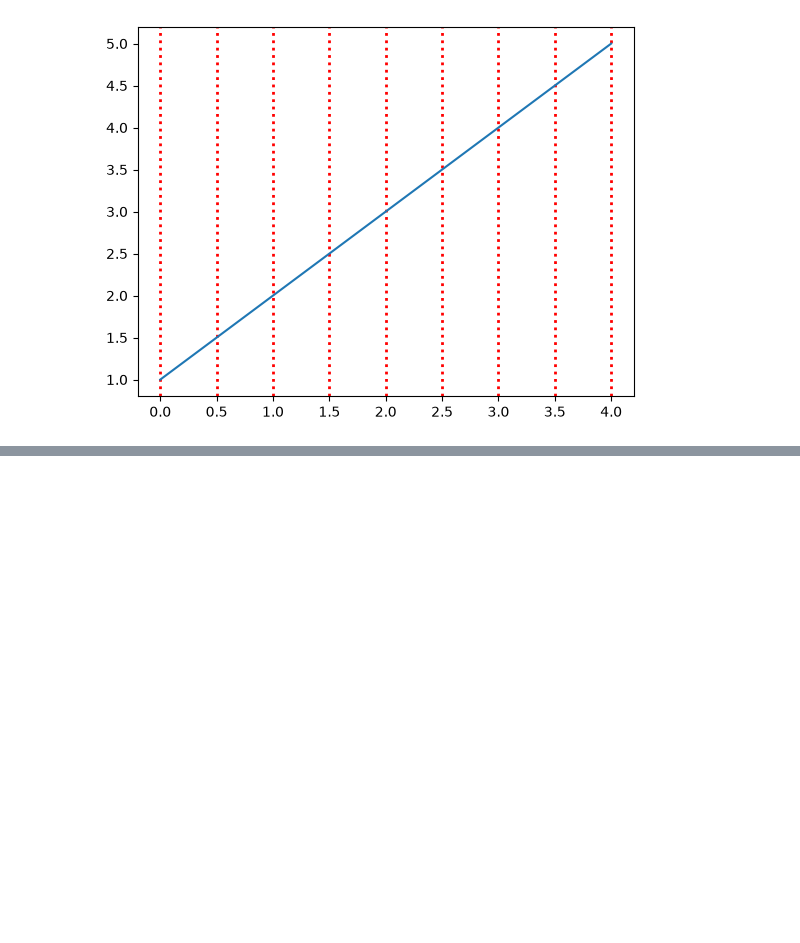
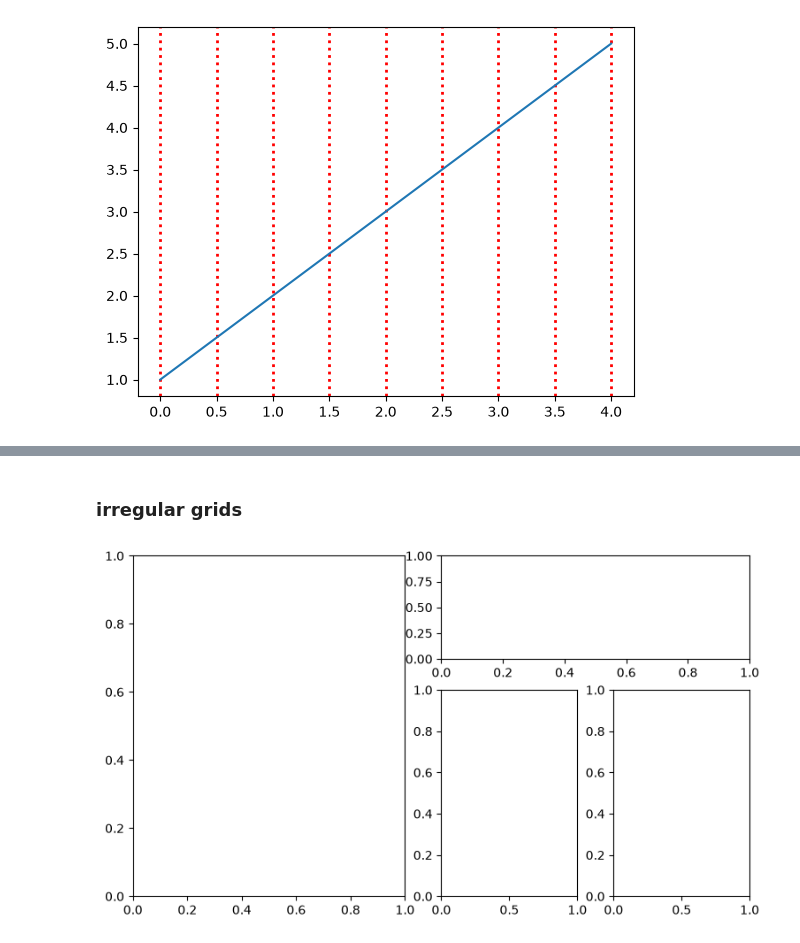
Before and after one commit to ImadElMaftouhi/Machine-learning, a Jupyter notebook: fundamentals/matplotlib/note.ipynb, the cells around one changed output, grey strips where cells are left out. Saved outputs shown, nothing was run; the diff lists cells and outputs as text; code cells hidden in the pictures; blank space fills up the shorter version.

```diff
--- a/fundamentals/matplotlib/note.ipynb
+++ b/fundamentals/matplotlib/note.ipynb
@@ -99,0 +159,14 @@ plt.grid(color="red",linestyle=":",linewidth=2,axis="x")
+# %% [markdown]
+### irregular grids
+# %%
+# 'GridSpec' allows unequal rows and colunns and axes spanning multiple cells; the slicing syntax mirrors numpy
+
+fig = plt.figure(figsize=(9, 5))
+gs = fig.add_gridspec(2, 3, width_ratios=[2, 1, 1], height_ratios=[1, 2])
+
+ax_main = fig.add_subplot(gs[:, 0])      # full-height left column
+ax_top  = fig.add_subplot(gs[0, 1:])     # top row, last two columns
+ax_br   = fig.add_subplot(gs[1, 1])
+ax_br2  = fig.add_subplot(gs[1, 2])
+# %% [output]
+[figure, added]
```
Also changed, not shown: parts of 30 cells of this notebook.
